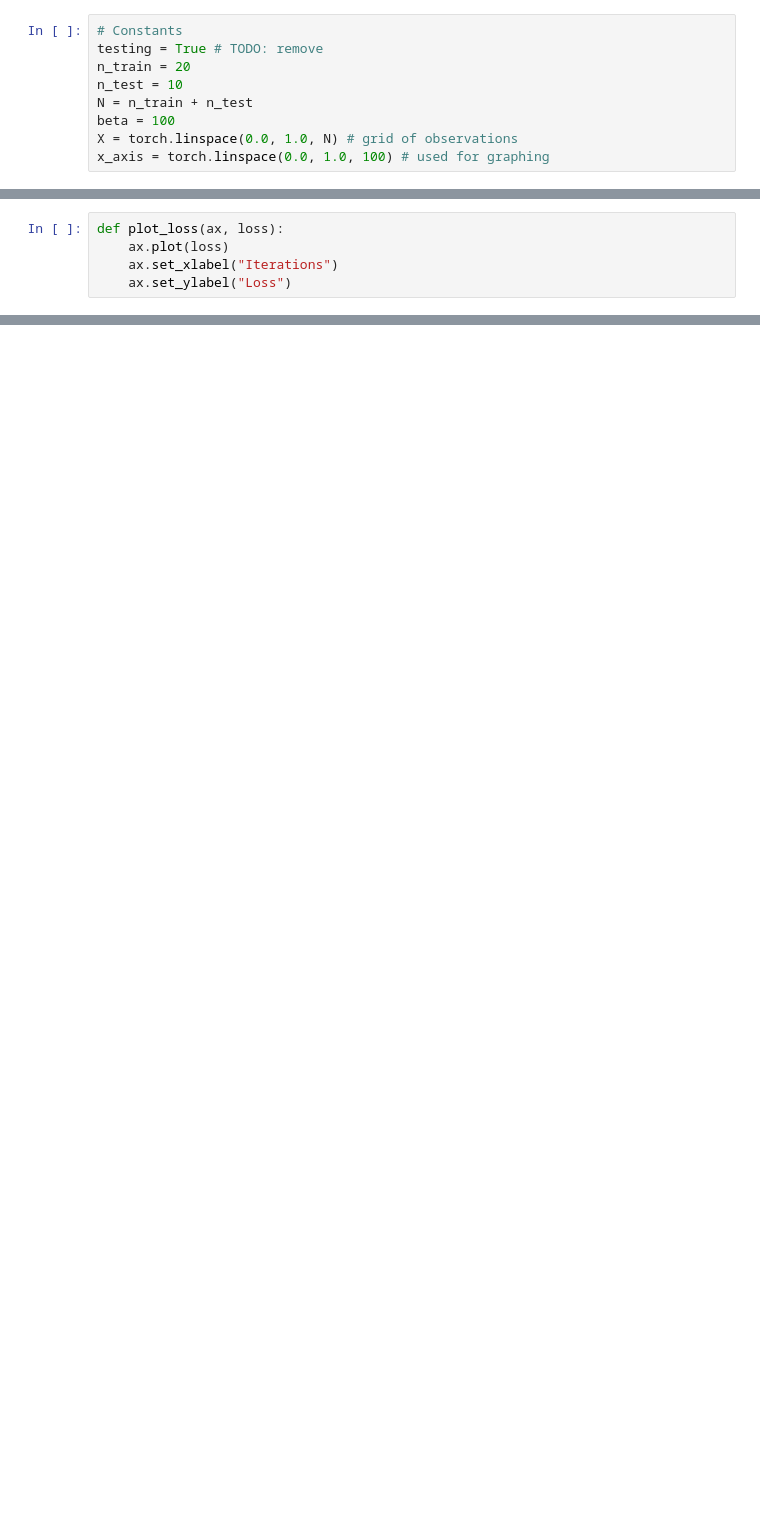
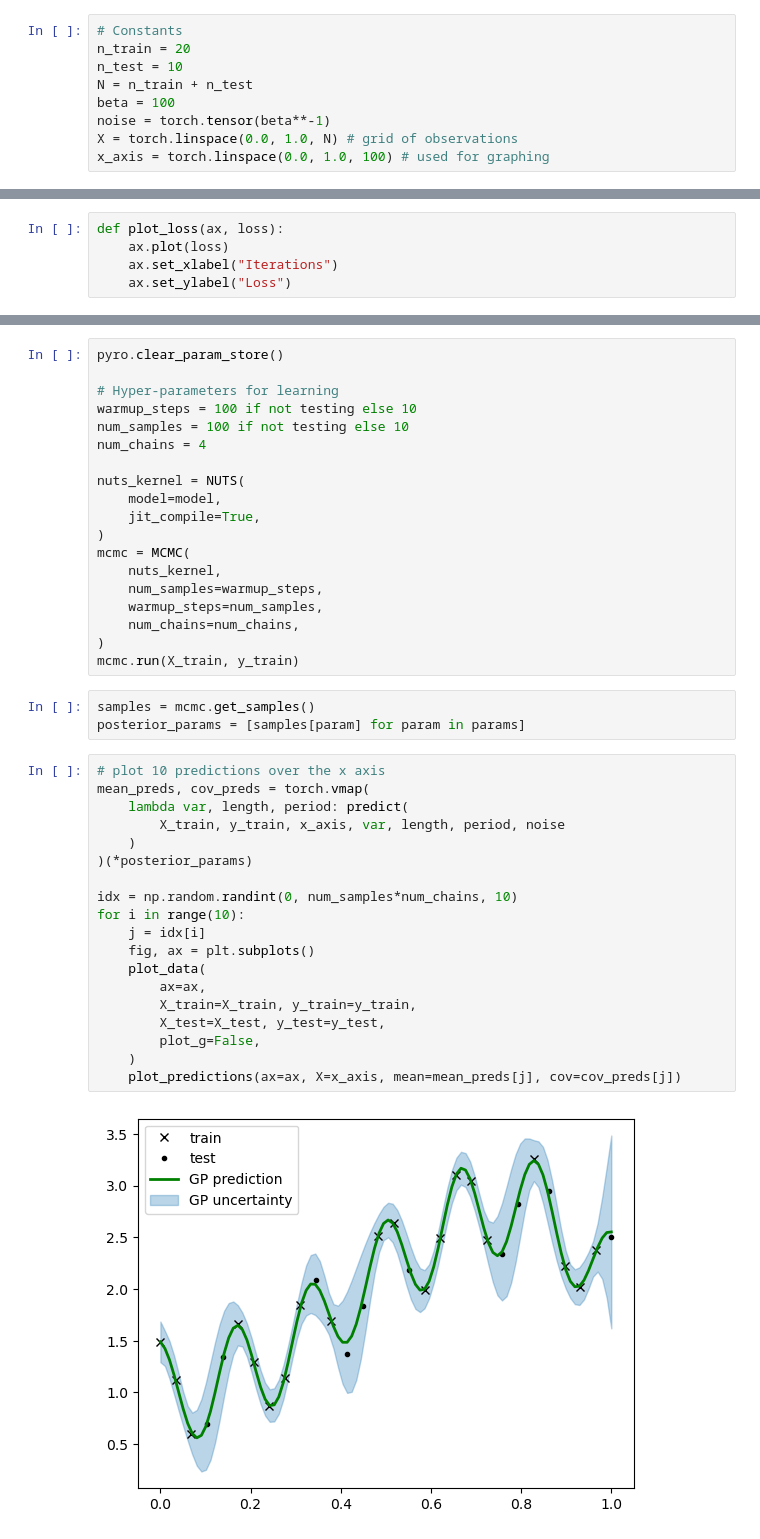
Before and after one commit to joshniemela/ProbabilisticML, a Jupyter notebook: exam/src/gp.ipynb, the cells around one changed output, grey strips where cells are left out. Saved outputs shown, nothing was run; the diff lists cells and outputs as text; blank space fills up the shorter version.

Commit message:
NUTS sampling of GP posterior

```diff
--- a/exam/src/gp.ipynb
+++ b/exam/src/gp.ipynb
@@ -11,9 +19,9 @@ pyro.set_rng_seed(545711891)
 # %%
 # Constants
-testing = True # TODO: remove
 n_train = 20
 n_test = 10
 N = n_train + n_test
 beta = 100
+noise = torch.tensor(beta**-1)
 X = torch.linspace(0.0, 1.0, N) # grid of observations
 x_axis = torch.linspace(0.0, 1.0, 100) # used for graphing
@@ -143,0 +210,43 @@ Log-likelihood of test samples: 5.402746200561523
+# %%
+pyro.clear_param_store()
+
+# Hyper-parameters for learning
+warmup_steps = 100 if not testing else 10
+num_samples = 100 if not testing else 10
+num_chains = 4
+
+nuts_kernel = NUTS(
+    model=model,
+    jit_compile=True,
+)
+mcmc = MCMC(
+    nuts_kernel,
+    num_samples=warmup_steps,
+    warmup_steps=num_samples,
+    num_chains=num_chains,
+)
+mcmc.run(X_train, y_train)
+# %%
+samples = mcmc.get_samples()
+posterior_params = [samples[param] for param in params]
+# %%
+# plot 10 predictions over the x axis
+mean_preds, cov_preds = torch.vmap(
+    lambda var, length, period: predict(
+        X_train, y_train, x_axis, var, length, period, noise
+    )
+)(*posterior_params)
+
+idx = np.random.randint(0, num_samples*num_chains, 10)
+for i in range(10):
+    j = idx[i]
+    fig, ax = plt.subplots()
+    plot_data(
+        ax=ax,
+        X_train=X_train, y_train=y_train,
+        X_test=X_test, y_test=y_test,
+        plot_g=False,
+    )
+    plot_predictions(ax=ax, X=x_axis, mean=mean_preds[j], cov=cov_preds[j])
+# %% [output]
+[figure, added]
```
Also changed, not shown: parts of 23 cells of this notebook.
